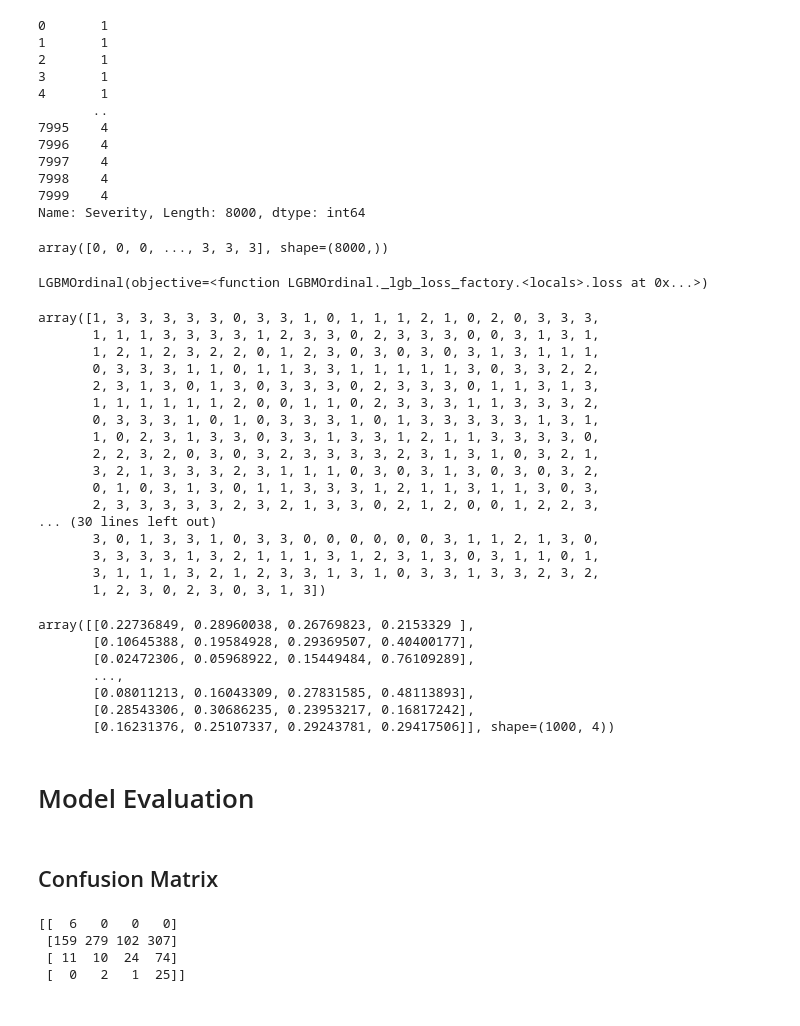
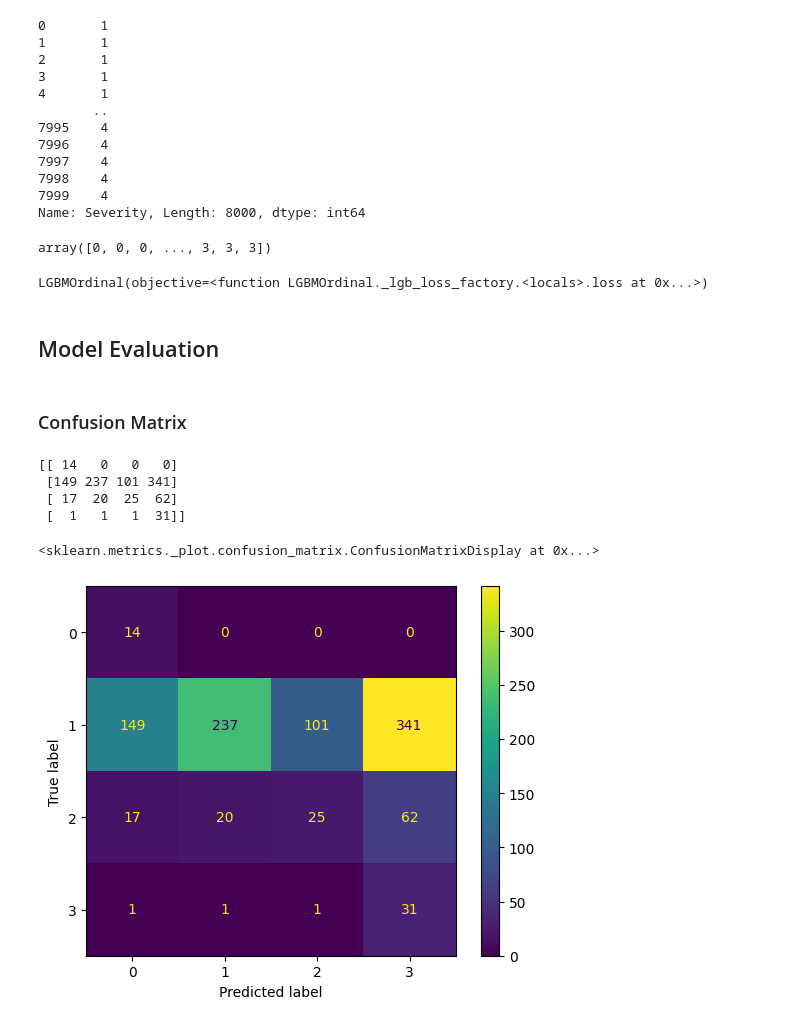
Before and after one commit to win-laeyee/traffic_accident_severity_prediction, a Jupyter notebook: notebooks/models/ordinalGBT.ipynb, the cells around one changed output. Cells and saved outputs as stored; diff of their text form; code cells hidden in the pictures.

```diff
--- a/notebooks/models/ordinalGBT.ipynb
+++ b/notebooks/models/ordinalGBT.ipynb
@@ -172,63 +169,37 @@ print(train_y)
 7999    4
 Name: Severity, Length: 8000, dtype: int64
 # %%
-from sklearn.preprocessing import LabelEncoder
-
 encoder = LabelEncoder()
 train_y1 = encoder.fit_transform(train_y)
-valid_y1 = encoder.fit_transform(valid_y)
-test_y1 = encoder.fit_transform(test_y)
+valid_y1 = encoder.transform(valid_y)
+test_y1 = encoder.transform(test_y)
 
 
 train_y1
 # %% [output]
-array([0, 0, 0, ..., 3, 3, 3], shape=(8000,))
+array([0, 0, 0, ..., 3, 3, 3])
 # %%
 model = LGBMOrdinal()
 model.fit(train_X, train_y1)
 # %% [output]
 LGBMOrdinal(objective=<function LGBMOrdinal._lgb_loss_factory.<locals>.loss at 0x...>)
 # %%
-y_pred = model.predict(test_X)
-y_pred
+y_pred = model.predict(valid_X)
+y_pred_prob = model.predict_proba(valid_X)
-# %% [output]
-array([1, 3, 3, 3, 3, 3, 0, 3, 3, 1, 0, 1, 1, 1, 2, 1, 0, 2, 0, 3, 3, 3,
-       1, 1, 1, 3, 3, 3, 3, 1, 2, 3, 3, 0, 2, 3, 3, 3, 0, 0, 3, 1, 3, 1,
-       1, 2, 1, 2, 3, 2, 2, 0, 1, 2, 3, 0, 3, 0, 3, 0, 3, 1, 3, 1, 1, 1,
-       0, 3, 3, 3, 1, 1, 0, 1, 1, 3, 3, 1, 1, 1, 1, 1, 3, 0, 3, 3, 2, 2,
-       2, 3, 1, 3, 0, 1, 3, 0, 3, 3, 3, 0, 2, 3, 3, 3, 0, 1, 1, 3, 1, 3,
-       1, 1, 1, 1, 1, 1, 2, 0, 0, 1, 1, 0, 2, 3, 3, 3, 1, 1, 3, 3, 3, 2,
-       0, 3, 3, 3, 1, 0, 1, 0, 3, 3, 3, 1, 0, 1, 3, 3, 3, 3, 3, 1, 3, 1,
-       1, 0, 2, 3, 1, 3, 3, 0, 3, 3, 1, 3, 3, 1, 2, 1, 1, 3, 3, 3, 3, 0,
-       2, 2, 3, 2, 0, 3, 0, 3, 2, 3, 3, 3, 3, 2, 3, 1, 3, 1, 0, 3, 2, 1,
-       3, 2, 1, 3, 3, 3, 2, 3, 1, 1, 1, 0, 3, 0, 3, 1, 3, 0, 3, 0, 3, 2,
-       0, 1, 0, 3, 1, 3, 0, 1, 1, 3, 3, 3, 1, 2, 1, 1, 3, 1, 1, 3, 0, 3,
-       2, 3, 3, 3, 3, 3, 2, 3, 2, 1, 3, 3, 0, 2, 1, 2, 0, 0, 1, 2, 2, 3,
-... (30 lines left out)
-       3, 0, 1, 3, 3, 1, 0, 3, 3, 0, 0, 0, 0, 0, 0, 3, 1, 1, 2, 1, 3, 0,
-       3, 3, 3, 3, 1, 3, 2, 1, 1, 1, 3, 1, 2, 3, 1, 3, 0, 3, 1, 1, 0, 1,
-       3, 1, 1, 1, 3, 2, 1, 2, 3, 3, 1, 3, 1, 0, 3, 3, 1, 3, 3, 2, 3, 2,
-       1, 2, 3, 0, 2, 3, 0, 3, 1, 3])
-# %%
-y_pred_prob = model.predict_proba(test_X)
-y_pred_prob
-# %% [output]
-array([[0.22736849, 0.28960038, 0.26769823, 0.2153329 ],
-       [0.10645388, 0.19584928, 0.29369507, 0.40400177],
-       [0.02472306, 0.05968922, 0.15449484, 0.76109289],
-       ...,
-       [0.08011213, 0.16043309, 0.27831585, 0.48113893],
-       [0.28543306, 0.30686235, 0.23953217, 0.16817242],
-       [0.16231376, 0.25107337, 0.29243781, 0.29417506]], shape=(1000, 4))
 # %% [markdown]
-# Model Evaluation
+## Model Evaluation
 # %% [markdown]
-## Confusion Matrix
+### Confusion Matrix
 # %%
-cm = confusion_matrix(test_y1, y_pred)
+cm = confusion_matrix(valid_y1, y_pred)
 print(cm)
 # %% [output]
-[[  6   0   0   0]
- [159 279 102 307]
- [ 11  10  24  74]
- [  0   2   1  25]]
+[[ 14   0   0   0]
+ [149 237 101 341]
+ [ 17  20  25  62]
+ [  1   1   1  31]]
+# %%
+ConfusionMatrixDisplay.from_predictions(valid_y1, model.predict(valid_X))
+# %% [output]
+<sklearn.metrics._plot.confusion_matrix.ConfusionMatrixDisplay at 0x...>
+[figure, added]
```
Also changed, not shown: parts of 50 cells of this notebook.
